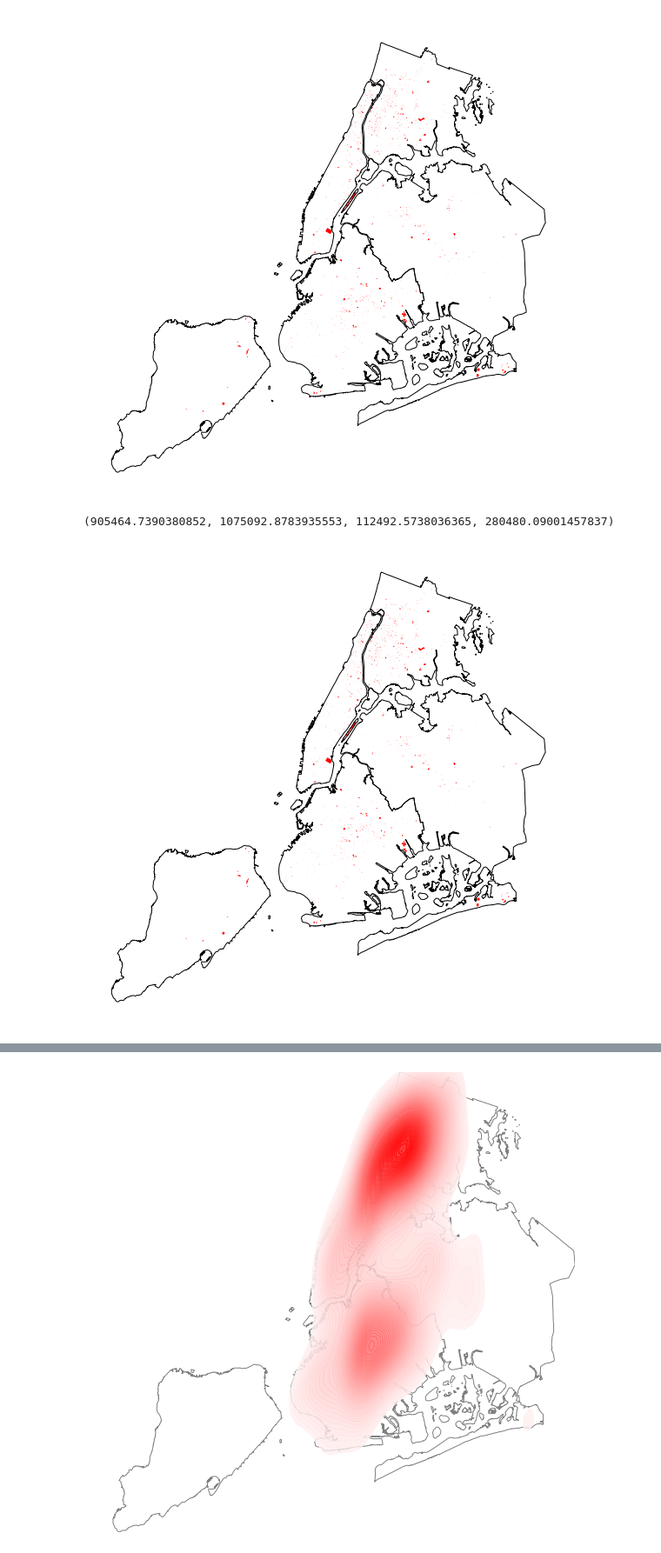
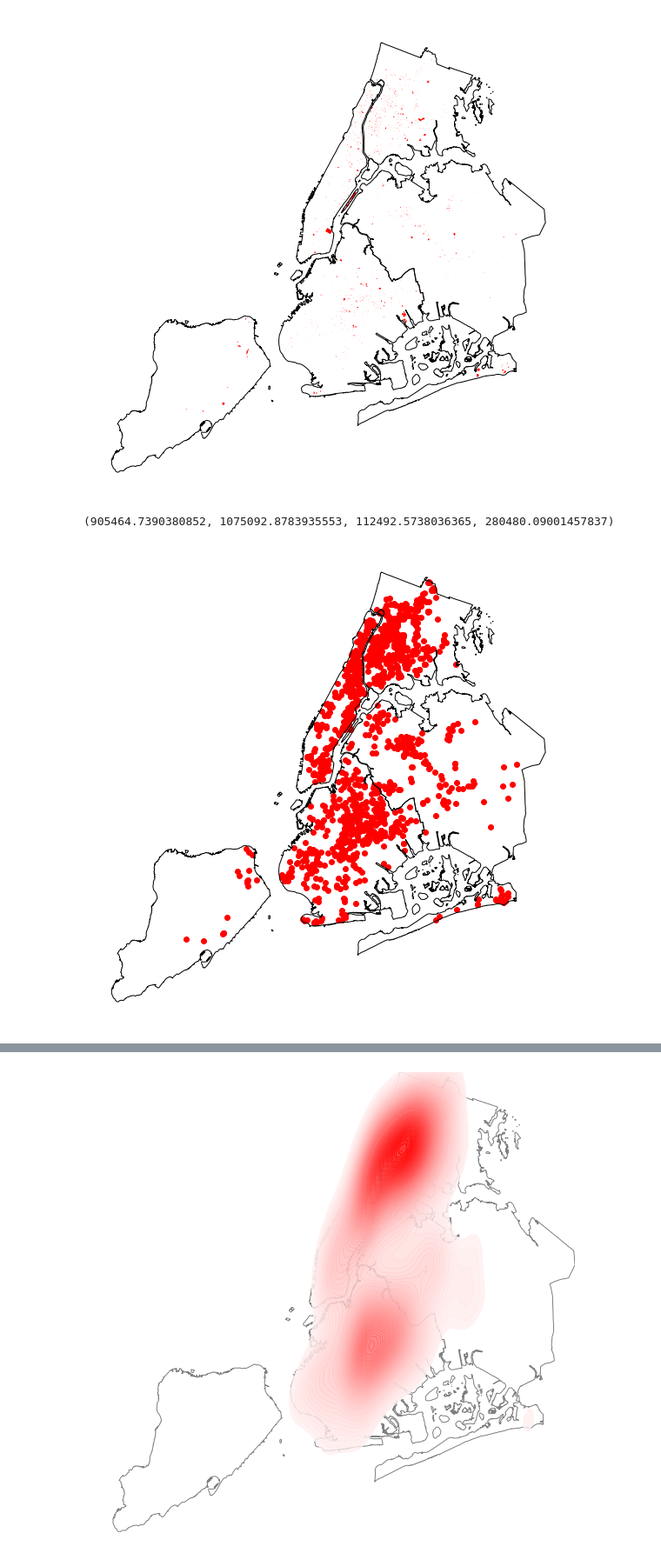
Before and after one commit to jennahgosciak/nyc_fire_risk, a Jupyter notebook: 00_data_processing.ipynb, the cells around one changed output, grey strips where cells are left out. Shown at 87% size. Drawn from its saved outputs; the diff is of its cells as text; code cells hidden in the pictures.

```diff
--- a/00_data_processing.ipynb
+++ b/00_data_processing.ipynb
@@ -139,12 +148,12 @@ ax.axis('off')
 [figure]
 # %%
 # convert to point data
-#vac_pluto["geometry"]= vac_pluto["geometry"].representative_point()
+vac_pluto["geometry"]= vac_pluto["geometry"].representative_point()
 
 fig,ax = plt.subplots(figsize=(15,10))
 vac_pluto.plot(ax = ax, facecolor = 'red')
 boros.plot(ax = ax, facecolor = "none", edgecolor='black')
 ax.axis('off')
 # %% [output]
 (905464.7390380852, 1075092.8783935553, 112492.5738036365, 280480.09001457837)
-[figure, old version]
+[figure, new version]
```
Also changed, not shown: parts of 35 cells of this notebook, 1 other file.
